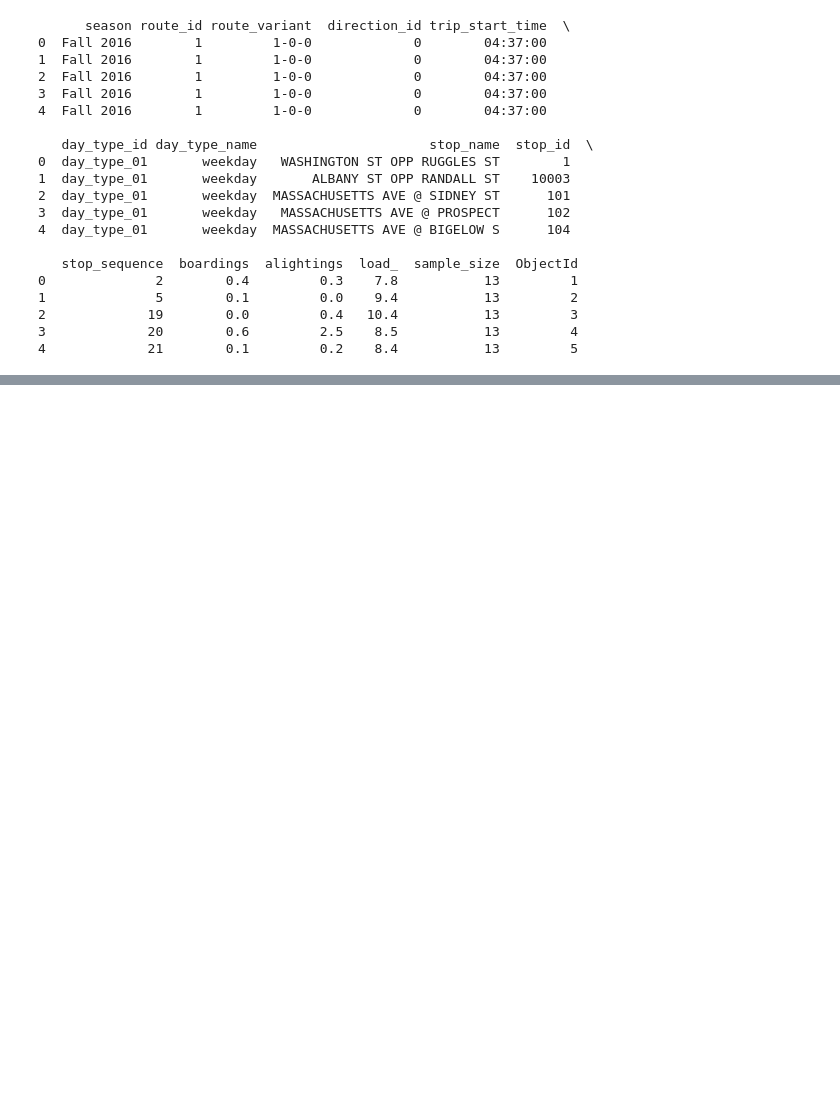
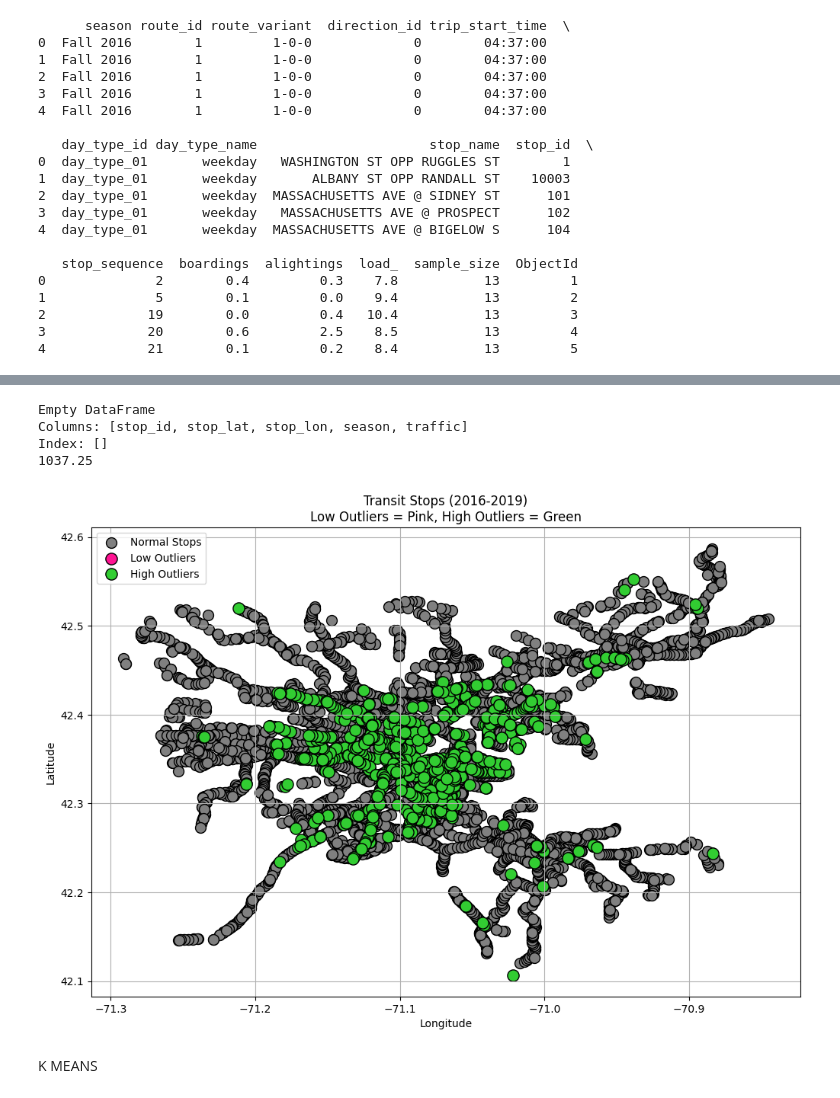
Before and after one commit to KKeySimon/BostonBusEquity, a Jupyter notebook: ChangePerStop.ipynb, the cells around one changed output, grey strips where cells are left out. Drawn from its saved outputs; the diff is of its cells as text; code cells hidden in the pictures; blank space fills up the shorter version.

```diff
--- a/ChangePerStop.ipynb
+++ b/ChangePerStop.ipynb
@@ -126,0 +237,56 @@ print(final_aggregated_df)
+# %%
+final_aggregated_df['year'] = final_aggregated_df['season'].str.extract(r'(\d{4})').astype(float)
+final_aggregated_df = final_aggregated_df[final_aggregated_df['year'].between(2016, 2019)]
+
+# Group by stop_id and aggregate lat/lon by taking the first value
+final_aggregated_df = final_aggregated_df.groupby('stop_id', as_index=False).agg({
+    'stop_lat': 'first',
+    'stop_lon': 'first',
+    'season': 'first',
+    'traffic': 'sum'
+})
+
+# Compute IQR for traffic to detect outliers
+Q1 = final_aggregated_df['traffic'].quantile(0.25)
+Q3 = final_aggregated_df['traffic'].quantile(0.75)
+IQR = Q3 - Q1
+
+# Define outlier thresholds because it goes negative since the range pushes it before
+lower_bound = max(0, Q1 - 1.5 * IQR)
+upper_bound = Q3 + 1.5 * IQR
+
+low_outliers = final_aggregated_df[final_aggregated_df['traffic'] < lower_bound]  # Too low → Bright Pink
+high_outliers = final_aggregated_df[final_aggregated_df['traffic'] > upper_bound]  # Too high → Green
+normal_data = final_aggregated_df[(final_aggregated_df['traffic'] >= lower_bound) & (final_aggregated_df['traffic'] <= upper_bound)]
+print(low_outliers)
+print(upper_bound)
+# Plot the stops
+plt.figure(figsize=(12, 8))
+
+# Plot normal stops in gray
+plt.scatter(normal_data['stop_lon'], normal_data['stop_lat'],
+            color='gray', edgecolors='black', s=100, label='Normal Stops')
+
+# Plot low outliers (bright pink)
+plt.scatter(low_outliers['stop_lon'], low_outliers['stop_lat'],
+            color='deeppink', edgecolors='black', s=120, label='Low Outliers')
+
+# Plot high outliers (green)
+plt.scatter(high_outliers['stop_lon'], high_outliers['stop_lat'],
+            color='limegreen', edgecolors='black', s=120, label='High Outliers')
+
+plt.xlabel("Longitude")
+plt.ylabel("Latitude")
+plt.title("Transit Stops (2016-2019)\nLow Outliers = Pink, High Outliers = Green")
+plt.legend()
+plt.grid(True)
+
+plt.show()
+# %% [output]
+Empty DataFrame
+Columns: [stop_id, stop_lat, stop_lon, season, traffic]
+Index: []
+1037.25
+[figure, added]
+# %% [markdown]
+K MEANS
```
Also changed, not shown: parts of 29 cells of this notebook.
